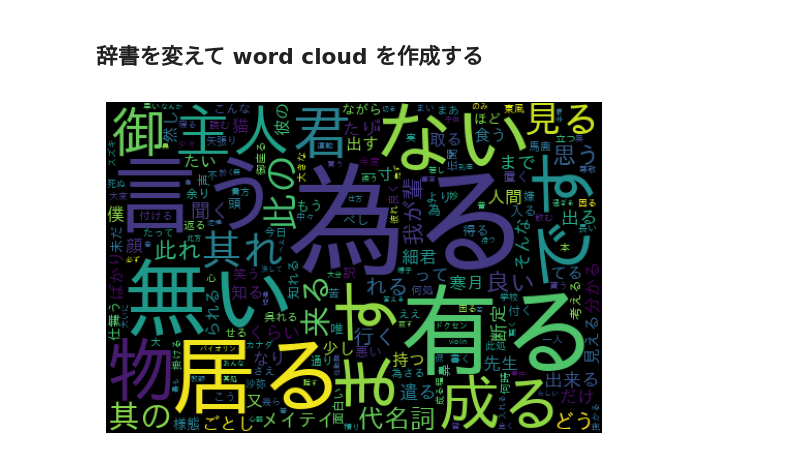
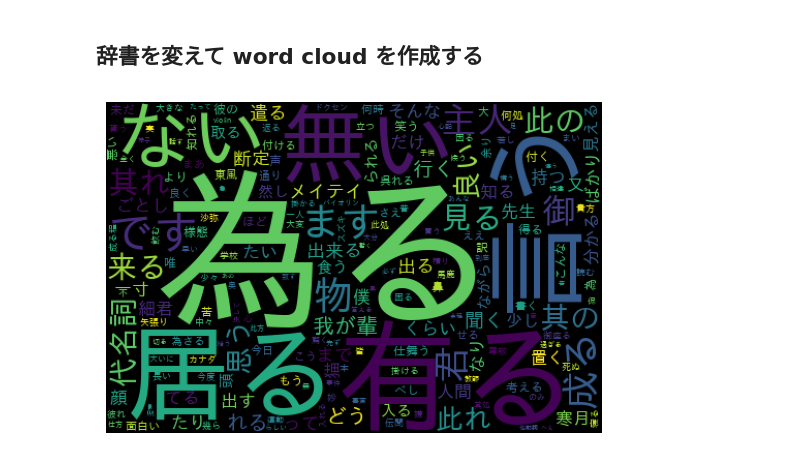
Before and after one commit to dfukagaw28/ColabNotebooks, a Jupyter notebook: WordCloudを作成する（近代日本語）.ipynb, the cells around one changed output. Drawn from its saved outputs; the diff is of its cells as text; code cells hidden in the pictures.

```diff
--- a/WordCloudを作成する（近代日本語）.ipynb
+++ b/WordCloudを作成する（近代日本語）.ipynb
@@ -652,35 +651,35 @@ with open('neko.txt', encoding='utf_8') as file:
 
 # 形態素解析によってテキストを語彙素の列に変換する。
 words = []
-dicdir = 'unidic-qkana'
+dicdir = 'unidic-novel'
 tagger = Tagger(f'-d {dicdir}')
 for word in tagger(text):
   # lemma を抽出する
   lemma = word.feature.lemma
 
   # lemma が存在しない場合（名詞など）は表層形を用いる
   if lemma is None:
     lemma = word.surface
 
   words.append(lemma)
 text = ' '.join(words)
 
 # ストップワードを用意する
 hiragana_list = [chr(code) for code in range(0x3041, 0x3097)]
 slothlib_stopwords = open('slothlib_stopwords.txt', encoding='utf_8').read().split()
 stopwords = hiragana_list + slothlib_stopwords
 #stopwords += 'ない から ある いる 事 する もの です よう その それ そう なる なら この なっ どう まで ます ませ なく じゃ ただ ながら たら そんな くらい だろう って だけ あり ごとく また あの'.split()
 
 # もう一度 word cloud を作成する
 wc = WordCloud(
     width=480, height=320,
     font_path=get_font_ttf_path(),
     collocations=False,
     stopwords=stopwords,
 )
 wc.generate(text)
 plt.imshow(wc)
 plt.axis('off')
 plt.show()
 # %% [output]
-[figure, old version]
+[figure, new version]
```
Also changed, not shown: parts of 16 cells of this notebook.
